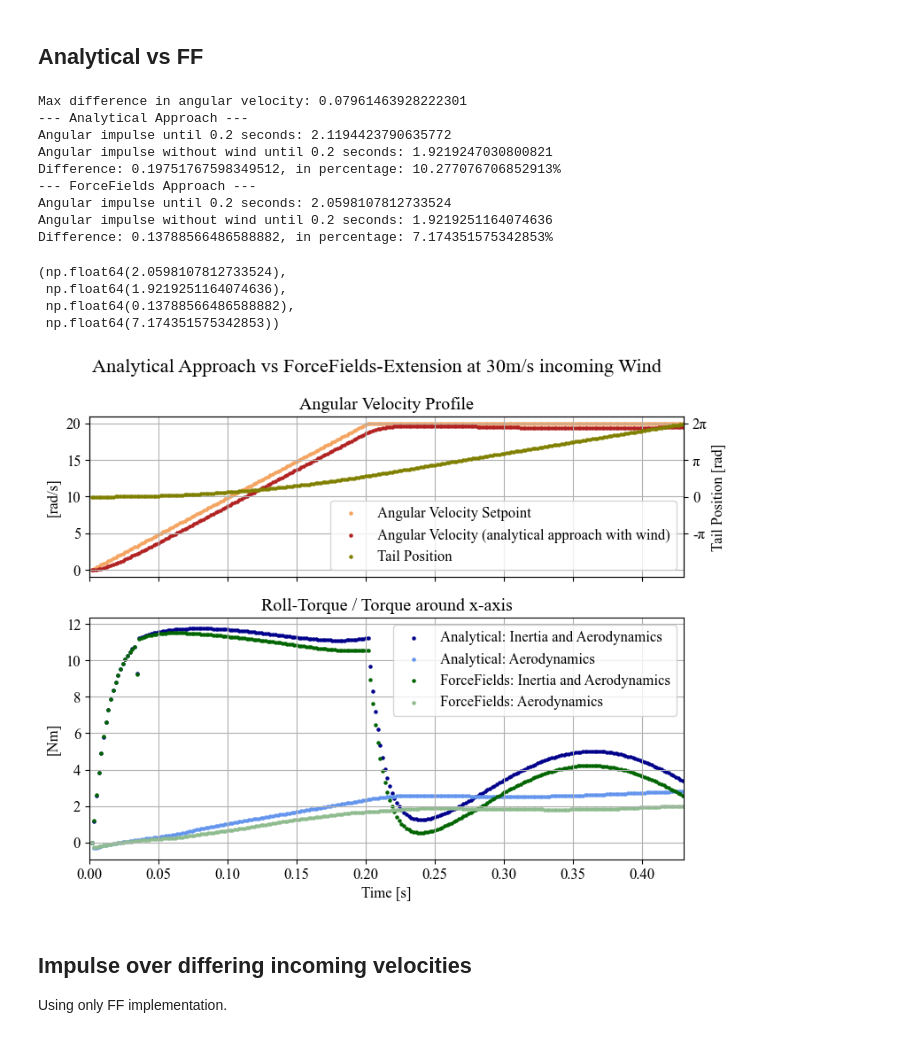
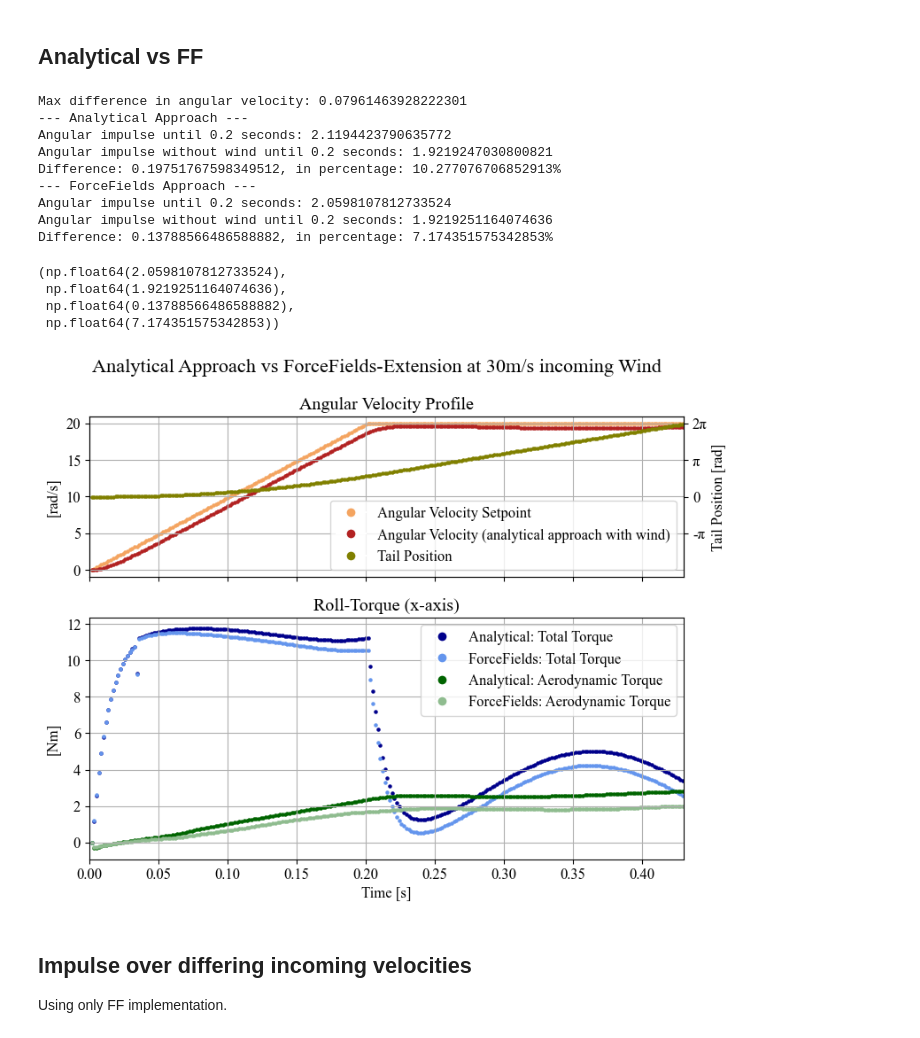
Before and after one commit to Maexerich/IsaacLab, a Jupyter notebook: source/data_visualization_v1.ipynb, the cells around one changed output. Drawn from its saved outputs; the diff is of its cells as text; code cells hidden in the pictures.

```diff
--- a/source/data_visualization_v1.ipynb
+++ b/source/data_visualization_v1.ipynb
@@ -379,11 +385,23 @@ See the caveats in the documentation: https://pandas.pydata.org/pandas-docs/stab
 # %% [markdown]
 ## Analytical vs FF
 # %%
+#### These values used damping = 5, that makes total angular impulse smaller as control is not followed as closely
+# an_w_Wind = pd.read_csv('results/2024_10_07_An_enabled.csv')
+# an_no_Wind = pd.read_csv('results/2024_10_07_An_disabled.csv')
+
+# ff_w_Wind = pd.read_csv('results/2024_10_07_FF_enabled.csv')
+# ff_no_Wind = pd.read_csv('results/2024_10_07_FF_disabled.csv')
+# --------------------------------------------------------------------
+
+### OLD VALUES with d=10 ----------------------------------------------
 an_w_Wind = pd.read_csv('results/2024_10_06_An_corner_enabled.csv')
 an_no_Wind = pd.read_csv('results/2024_10_06_An_corner_disabled.csv')
 
 ff_w_Wind = pd.read_csv('results/2024_10_06_FF_corner_enabled.csv')
 ff_no_Wind = pd.read_csv('results/2024_10_06_FF_corner_disabled.csv')
+# ff_w_Wind = pd.read_csv('results/2024_10_06_FF_windsweep30_enabled.csv')
+# ff_no_Wind = pd.read_csv('results/2024_10_06_FF_windsweep30_disabled.csv')
+# ---------------------------------------------------------------------
 
 # For each dataframe drop the first row (time=0)
 # an_w_Wind = an_w_Wind.drop(index=0)
@@ -427,10 +445,19 @@ ax1_right.set_yticks(np.arange(-np.pi, 3*np.pi, np.pi))
 ax1_right.set_yticklabels(['-π', '0', 'π', '2π'])
 ax1_right.set_ylabel('Tail Position [rad]')
 
+legend_elements = [
+    Line2D([0], [0], marker='o', color='w', label='Angular Velocity Setpoint', markerfacecolor='sandybrown', markersize=8),
+    Line2D([0], [0], marker='o', color='w', label='Angular Velocity (analytical approach with wind)', markerfacecolor='firebrick', markersize=8),
+    Line2D([0], [0], marker='o', color='w', label='Tail Position', markerfacecolor='olive', markersize=8)
+]
+
 # One unified legend
-handles, labels = ax1.get_legend_handles_labels()
-handles_right, labels_right = ax1_right.get_legend_handles_labels()
-ax1.legend(handles + handles_right, labels + labels_right, loc='lower right')
+ax1.legend(handles=legend_elements, loc='lower right')
+
+# # One unified legend
+# handles, labels = ax1.get_legend_handles_labels()
+# handles_right, labels_right = ax1_right.get_legend_handles_labels()
+# ax1.legend(handles + handles_right, labels + labels_right, loc='lower right')
 
 
 
@@ -440,27 +467,33 @@ analytical = pd.DataFrame(index=an_w_Wind.index, data={'time_seconds': an_w_Wind
                                                        'without_wind': an_no_Wind['Body_Root_FixedJoint_torque_x']})
 analytical['aero_contribution'] = analytical['with_wind'] - analytical['without_wind']
 
-ax2.scatter(analytical['time_seconds'], analytical['with_wind'], label='Analytical: Inertia and Aerodynamics', marker='o', s=5, color='darkblue')
-ax2.scatter(analytical['time_seconds'], analytical['aero_contribution'], label='Analytical: Aerodynamics', marker='o', s=5, color='cornflowerblue')
-ax2.set_title('Roll-Torque Comparison')
-ax2.set_ylabel('[Nm]')
-# ax2.grid()
-# ax2.legend()
-
-### Plot #3: Roll-Torque ForceFields Approach
 forcefields = pd.DataFrame(index=ff_w_Wind.index, data={'time_seconds': ff_w_Wind['time_seconds'],
                                                         'with_wind': ff_w_Wind['TrackDrive_torque_x'],
                                                         'without_wind': ff_no_Wind['TrackDrive_torque_x']})
 forcefields['aero_contribution'] = forcefields['with_wind'] - forcefields['without_wind']
 
-ax2.scatter(forcefields['time_seconds'], forcefields['with_wind'], label='ForceFields: Inertia and Aerodynamics', marker='o', s=5, color='darkgreen')
-ax2.scatter(forcefields['time_seconds'], forcefields['aero_contribution'], label='ForceFields: Aerodynamics', marker='o', s=5, color='darkseagreen')
-ax2.set_title('Roll-Torque / Torque around x-axis')
+# Total torque: inertia + aero
+ax2.scatter(analytical['time_seconds'], analytical['with_wind'], label='Analytical: Total Torque', marker='o', s=5, color='darkblue')
+ax2.scatter(forcefields['time_seconds'], forcefields['with_wind'], label='ForceFields: Total Torque', marker='o', s=5, color='cornflowerblue')
+
+# Aerodynamic torque
+ax2.scatter(analytical['time_seconds'], analytical['aero_contribution'], label='Analytical: Aerodynamic Torque', marker='o', s=5, color='darkgreen')
+ax2.scatter(forcefields['time_seconds'], forcefields['aero_contribution'], label='ForceFields: Aerodynamic Torque', marker='o', s=5, color='darkseagreen')
+
+ax2.set_title('Roll-Torque (x-axis)')
 ax2.set_ylabel('[Nm]')
 ax2.set_xlabel('Time [s]')
 # ax2.axvline(0.20, color='red', linestyle='--', label='Limit Calculation')
 ax2.grid()
-ax2.legend()
+
+legend_elements = [
+    Line2D([0], [0], marker='o', color='w', label='Analytical: Total Torque', markerfacecolor='darkblue', markersize=8),
+    Line2D([0], [0], marker='o', color='w', label='ForceFields: Total Torque', markerfacecolor='cornflowerblue', markersize=8),
+    Line2D([0], [0], marker='o', color='w', label='Analytical: Aerodynamic Torque', markerfacecolor='darkgreen', markersize=8),
+    Line2D([0], [0], marker='o', color='w', label='ForceFields: Aerodynamic Torque', markerfacecolor='darkseagreen', markersize=8)
+]
+ax2.legend(handles=legend_elements, loc='upper right')
+# ax2.legend()
 
 fig.suptitle("Analytical Approach vs ForceFields-Extension at 30m/s incoming Wind", fontsize=16)
 # fig.tight_layout(rect=[0, 0, 1, 0.96])
@@ -472,6 +505,7 @@ width_cm = 22
 width_inch = width_cm / 2.54
 fig.set_size_inches(width_inch, width_inch*0.75)
 fig.savefig('results/ComparisonAnalyticalForceFields.pdf', format='pdf')
+fig.savefig('results/ComparisonAnalyticalForceFields.svg', format='svg')
 
 # Angular Impulse Analytical Approach
 # Limit calculation to time_seconds < 0.16
@@ -483,7 +517,7 @@ def calculate_angular_impulse(df_wind: pd.DataFrame, df_no_wind: pd.DataFrame, t
 
     Args:
     - df_wind (pd.DataFrame): DataFrame with wind data. Must contain 'time_seconds' and 'torque_x' columns.
-    - df_no_wind (pd.DataFrame): DataFrame without wind data. Must contain 'time_seconds' and 'torque_x' columns.
+    - df_no_wind (pd.DataFrame): DataFrame without wind data (e.g. only inertia). Must contain 'time_seconds' and 'torque_x' columns.
     - time_limit (float): The time limit for the calculation. Default is 0.16 seconds.
 
     Returns:
@@ -508,48 +542,34 @@ def calculate_angular_impulse(df_wind: pd.DataFrame, df_no_wind: pd.DataFrame, t
     # Calculate the difference and percentage difference
     difference = angular_impulse - angular_impulse_without_wind
     percentage_difference = 100 * difference / angular_impulse_without_wind
 
     # Print the results
     print(f"Angular impulse until {time_limit} seconds: {angular_impulse}")
     print(f"Angular impulse without wind until {time_limit} seconds: {angular_impulse_without_wind}")
     print(f"Difference: {difference}, in percentage: {percentage_difference}%")
 
     return angular_impulse, angular_impulse_without_wind, difference, percentage_difference
 
 ### Calculate Angular Impulse
 print(f"--- Analytical Approach ---")
 calculate_angular_impulse(an_w_Wind, an_no_Wind, 'Body_Root_FixedJoint_torque_x', time_limit=0.2)
 print(f"--- ForceFields Approach ---")
 calculate_angular_impulse(ff_w_Wind, ff_no_Wind, 'TrackDrive_torque_x', time_limit=0.2)
-
-# Apply the index to filter the data
-# filtered_time_wind = an_w_Wind['time_seconds'][index]
-# filtered_torque_wind = an_w_Wind['Body_Root_FixedJoint_torque_x'][index]
-# filtered_time_no_wind = an_no_Wind['time_seconds'][index]
-# filtered_torque_no_wind = an_no_Wind['Body_Root_FixedJoint_torque_x'][index]
-
-# # Calculate the angular impulse using the trapezoidal rule
-# angular_impulse = np.trapezoid(filtered_torque_wind, x=filtered_time_wind)
-# angular_impulse_without_wind = np.trapezoid(filtered_torque_no_wind, x=filtered_time_no_wind)
-
-# print(f"Angular Impulse Analytical Approach: {angular_impulse}")
-# print(f"Angular Impulse Analytical Approach without Wind: {angular_impulse_without_wind}")
-# print(f"Difference: {angular_impulse - angular_impulse_without_wind}, in percentage: {100 * (angular_impulse - angular_impulse_without_wind) / angular_impulse_without_wind}%")
 # %% [output]
 Max difference in angular velocity: 0.07961463928222301
 --- Analytical Approach ---
 Angular impulse until 0.2 seconds: 2.1194423790635772
 Angular impulse without wind until 0.2 seconds: 1.9219247030800821
 Difference: 0.19751767598349512, in percentage: 10.277076706852913%
 --- ForceFields Approach ---
 Angular impulse until 0.2 seconds: 2.0598107812733524
 Angular impulse without wind until 0.2 seconds: 1.9219251164074636
 Difference: 0.13788566486588882, in percentage: 7.174351575342853%
 (np.float64(2.0598107812733524),
  np.float64(1.9219251164074636),
  np.float64(0.13788566486588882),
  np.float64(7.174351575342853))
-[figure, old version]
+[figure, new version]
 # %% [markdown]
 ## Impulse over differing incoming velocities
 Using only FF implementation.
```
Also changed, not shown: parts of 4 cells of this notebook, 23 other files.
